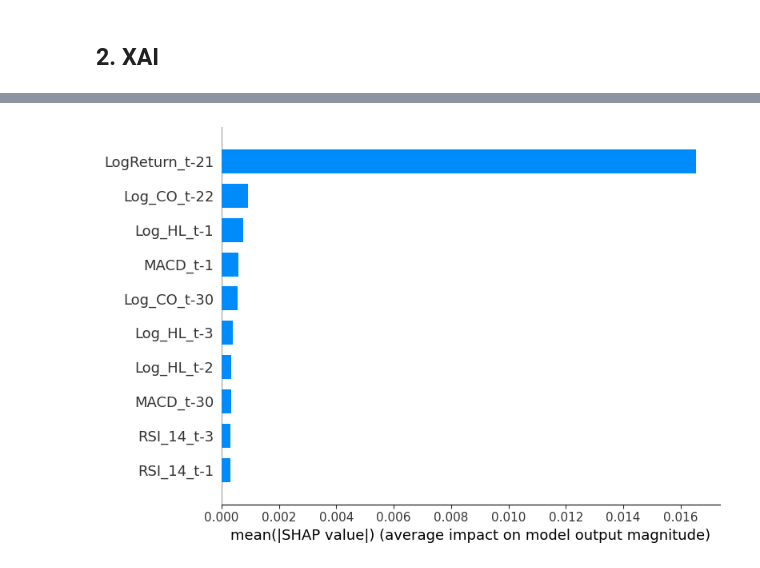
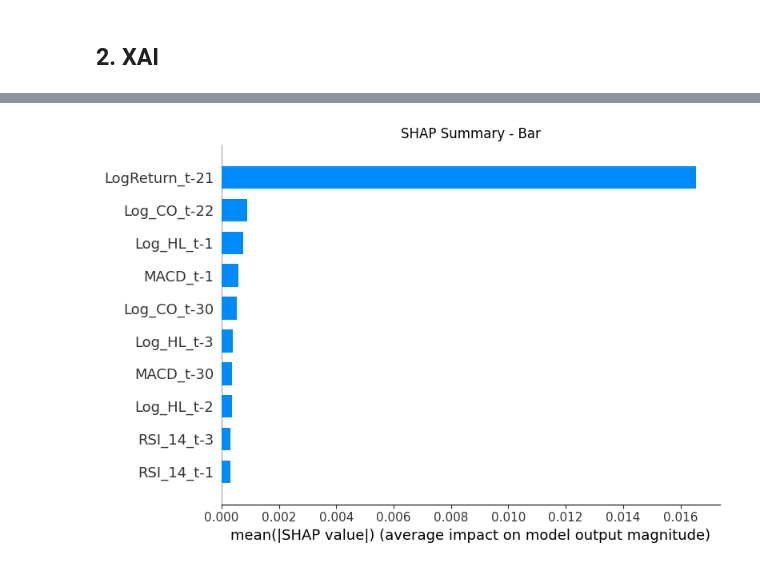
Before and after one commit to ICAI-IMAT-XAI/final-project-IgnacioBayon, a Jupyter notebook: notebooks/predict_difference.ipynb, the cells around one changed output, grey strips where cells are left out. Saved outputs shown, nothing was run; the diff lists cells and outputs as text; code cells hidden in the pictures.

```diff
--- a/notebooks/predict_difference.ipynb
+++ b/notebooks/predict_difference.ipynb
@@ -236,2 +253,21 @@ Final Comparison (Reconstructed Values):
 # %% [markdown]
 ## 2. XAI
+# %%
+# Load models
+rf_model = joblib.load(f"../models/{TICKER}_diff_rf.joblib")
+lstm_model = lstm.LSTMRegressor(
+    input_size=len(FEATURE_COLS),
+    hidden_size=64,
+    num_layers=2,
+    dropout=0.3
+)
+lstm_model.load_state_dict(torch.load(f"../models/{TICKER}_diff_lstm.pth"))
+lstm_model.eval()
+lstm_attention_model = lstm.LSTMAttentionRegressor(
+    input_size=len(FEATURE_COLS),
+    hidden_size=64,
+    num_layers=2,
+    dropout=0.3
+)
+lstm_attention_model.load_state_dict(torch.load(f"../models/{TICKER}_diff_lstm_attention.pth"))
+lstm_attention_model.eval()
@@ -242,34 +286,46 @@ Final Comparison (Reconstructed Values):
 # %%
 import shap
 
-# 1. Create readable feature names for the flattened input
-# The RF sees 30 days * 8 features = 240 columns. We name them t-30 to t-1.
-rf_feature_names = []
-for i in range(SEQ_LEN):
-    for col in FEATURE_COLS:
-        # SEQ_LEN - i gives us t-30, t-29, ... t-1
-        rf_feature_names.append(f"{col}_t-{SEQ_LEN - i}")
 
-# 2. Create a DataFrame for SHAP (needs column names)
-# X_test_rf is the flattened numpy array we created in Cell 3
-X_test_rf_df = pd.DataFrame(X_test_rf, columns=rf_feature_names)
+def plot_shap_summary(model, X_data, feature_cols):
+    """
+    Plots SHAP summary (flattened data).
+    Args:
+        model: Trained model (e.g., RandomForestRegressor)
+        X_data: Input data (N, seq_len * num_features)
+    """
+    # 1. Generate Feature Names: [Day1_Feat1, Day1_Feat2, ..., Day30_Feat1...]
+    seq_len = X_data.shape[1] // len(feature_cols)
+    flat_feature_names = []
+    for t in range(seq_len):
+        for col in feature_cols:
+             flat_feature_names.append(f"{col}_t-{seq_len - t}")
 
-# 3. Select a background sample (SHAP is computationally expensive)
-# We take 500 random samples from the test set
-X_shap = X_test_rf_df.sample(n=min(500, len(X_test_rf_df)), random_state=42)
+    X_data_df = pd.DataFrame(X_data, columns=flat_feature_names)
+    X_shap = X_data_df.sample(n=min(500, len(X_data_df)), random_state=SEED)
 
-# 4. Initialize Explainer
-# rf_model is the trained model from Cell 3
-explainer_rf = shap.TreeExplainer(rf_model)
-shap_values_rf = explainer_rf.shap_values(X_shap)
+    # 2. Calculate SHAP
+    explainer = shap.TreeExplainer(model)
+    shap_values = explainer.shap_values(X_shap)
 
-# 5. Plotting
-print("Random Forest: Top 10 Features driving Volatility Change")
-# Select top 10 features by mean absolute SHAP value
-most_important_indices = np.argsort(-np.abs(shap_values_rf).mean(0))[:10]
-X_shap_selected = X_shap.iloc[:, most_important_indices]
-shap_values_selected = shap_values_rf[:, most_important_indices]
+    # Select top 10 features by mean absolute SHAP value
+    most_important_indices = np.argsort(-np.abs(shap_values).mean(0))[:10]
+    X_shap_selected = X_shap.iloc[:, most_important_indices]
+    shap_values_selected = shap_values[:, most_important_indices]
 
-shap.summary_plot(shap_values_selected, X_shap_selected, show=True)
-shap.summary_plot(shap_values_selected, X_shap_selected, plot_type="bar", show=True)
+    # 3. Plot in two subplots
+    plt.figure(figsize=(10, 6))
+    plt.title(f"SHAP Summary - Beeswarm")
+    shap.summary_plot(shap_values_selected, X_shap_selected, show=True)
+
+    plt.figure(figsize=(10, 6))
+    plt.title(f"SHAP Summary - Bar")
+    shap.summary_plot(shap_values_selected, X_shap_selected, plot_type="bar", show=True)
+
+
+plot_shap_summary(
+    rf_model,
+    X_test_flatten,
+    FEATURE_COLS
+)
 # %% [output]
@@ -278,2 +333,2 @@ Random Forest: Top 10 Features driving Volatility Change
-[figure, old version]
+[figure, new version]
 # %% [markdown]
```
Also changed, not shown: parts of 27 cells of this notebook, 2 other files.
